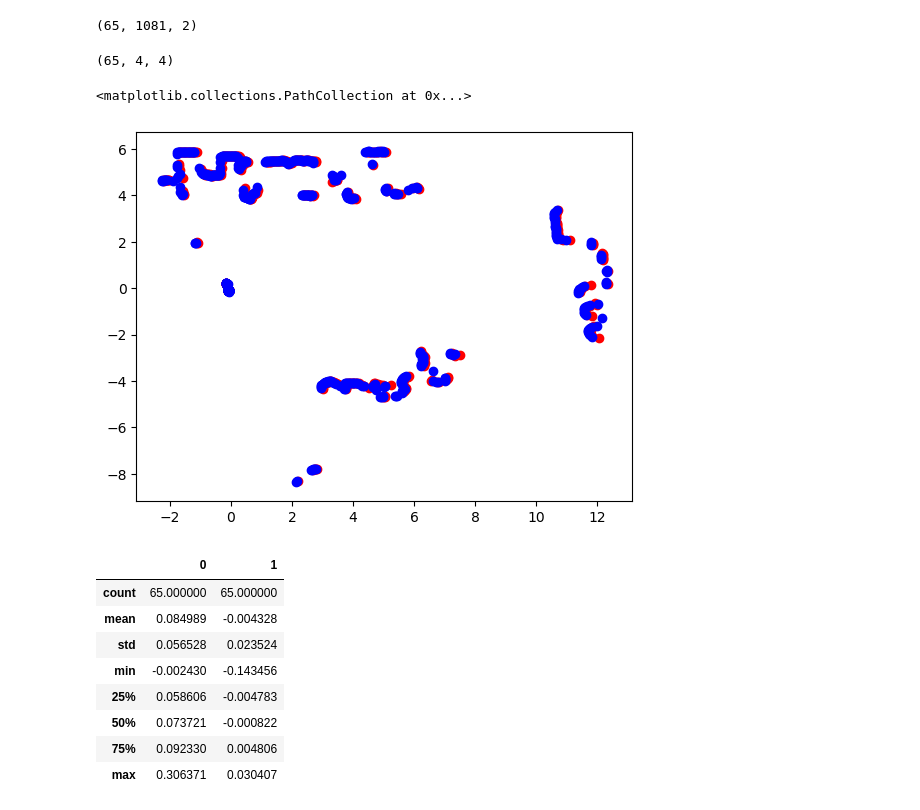
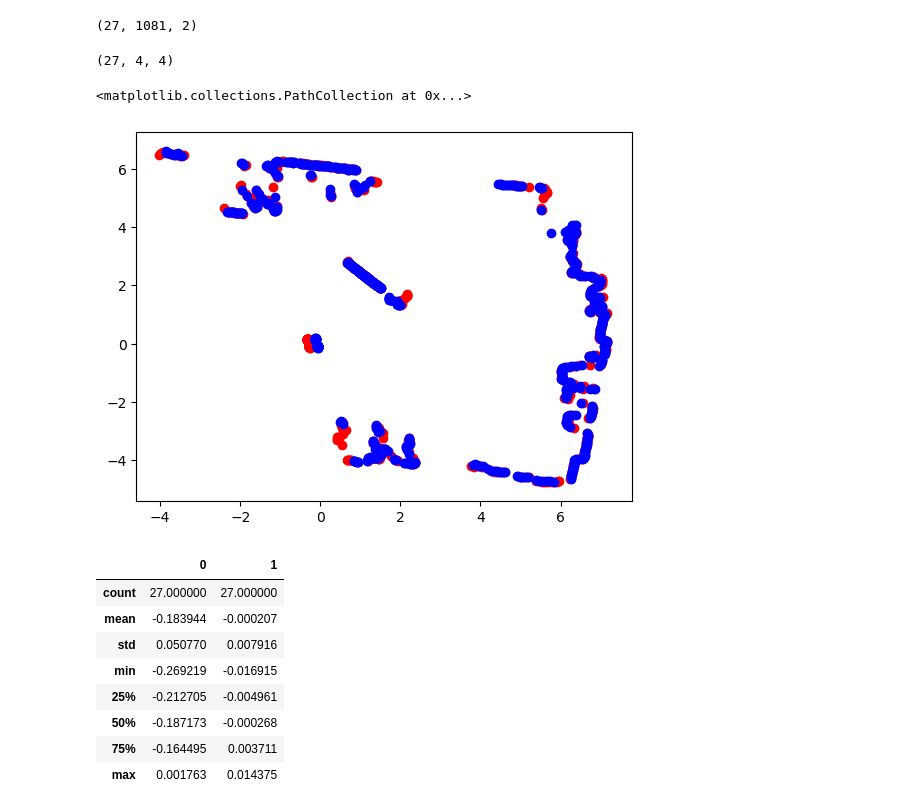
Before and after one commit to ShravanRavi2002/executor, a Jupyter notebook: trajectory.ipynb, the cells around one changed output. Saved outputs shown, nothing was run; the diff lists cells and outputs as text; code cells hidden in the pictures.

```diff
--- a/trajectory.ipynb
+++ b/trajectory.ipynb
@@ -11,5 +8,7 @@ Jupyter environment detected. Enabling Open3D WebVisualizer.
+# %%
+csv_dir = Path("/home/amrl/executor/straight_line")
 # %%
-scans = pd.read_csv('scan.csv', header=None, delimiter=' ').iloc[:, :-1]
+scans = pd.read_csv(csv_dir / 'scan.csv', header=None, delimiter=' ').iloc[:, :-1]
 def convert_to_xy(point_str):
     x, y = ast.literal_eval(point_str)
     return [x, y]
@@ -17,13 +16,13 @@ scans = scans.applymap(convert_to_xy)
 points = np.array(scans.values.tolist())
 points.shape
 # %% [output]
-(65, 1081, 2)
+(27, 1081, 2)
 # %%
-df = pd.read_csv('transformation.csv', header=None).iloc[:, :-1]
+df = pd.read_csv(csv_dir / 'transformation.csv', header=None).iloc[:, :-1]
 trans = np.reshape(df, (-1, 4, 4))
 trans.shape
 # %% [output]
-(65, 4, 4)
+(27, 4, 4)
 # %%
 def homogenous(scan):
     n = scan.shape[0]
@@ -33,27 +32,28 @@ def homogenous(scan):
 # %%
 idx = 11
 prior = points[idx]
 prior = prior[np.linalg.norm(prior, axis = 1) < 20]
 post = points[idx + 1]
 post = post[np.linalg.norm(post, axis = 1) < 20]
 prior = homogenous(prior)
-s = prior @ trans[idx + 1]
-plt.scatter(*s[:, :2].T, c='r')
+T = trans[idx + 1]
+prior_t = (T @ prior.T).T
+plt.scatter(*prior_t[:, :2].T, c='r')
 plt.scatter(*post[:, :2].T, c='b')
 # %% [output]
 <matplotlib.collections.PathCollection at 0x...>
-[figure, old version]
+[figure, new version]
 # %%
 df_t  = trans[:, :2, 3]
 pd.DataFrame(df_t).describe()
 # %% [output]
 |  | 0 | 1 |
-| count | 65.000000 | 65.000000 |
-| mean | 0.084989 | -0.004328 |
-| std | 0.056528 | 0.023524 |
-| min | -0.002430 | -0.143456 |
-| 25% | 0.058606 | -0.004783 |
-| 50% | 0.073721 | -0.000822 |
-| 75% | 0.092330 | 0.004806 |
-| max | 0.306371 | 0.030407 |
+| count | 27.000000 | 27.000000 |
+| mean | -0.183944 | -0.000207 |
+| std | 0.050770 | 0.007916 |
+| min | -0.269219 | -0.016915 |
+| 25% | -0.212705 | -0.004961 |
+| 50% | -0.187173 | -0.000268 |
+| 75% | -0.164495 | 0.003711 |
+| max | 0.001763 | 0.014375 |
 # %%
```
Also changed, not shown: parts of 7 cells of this notebook.
